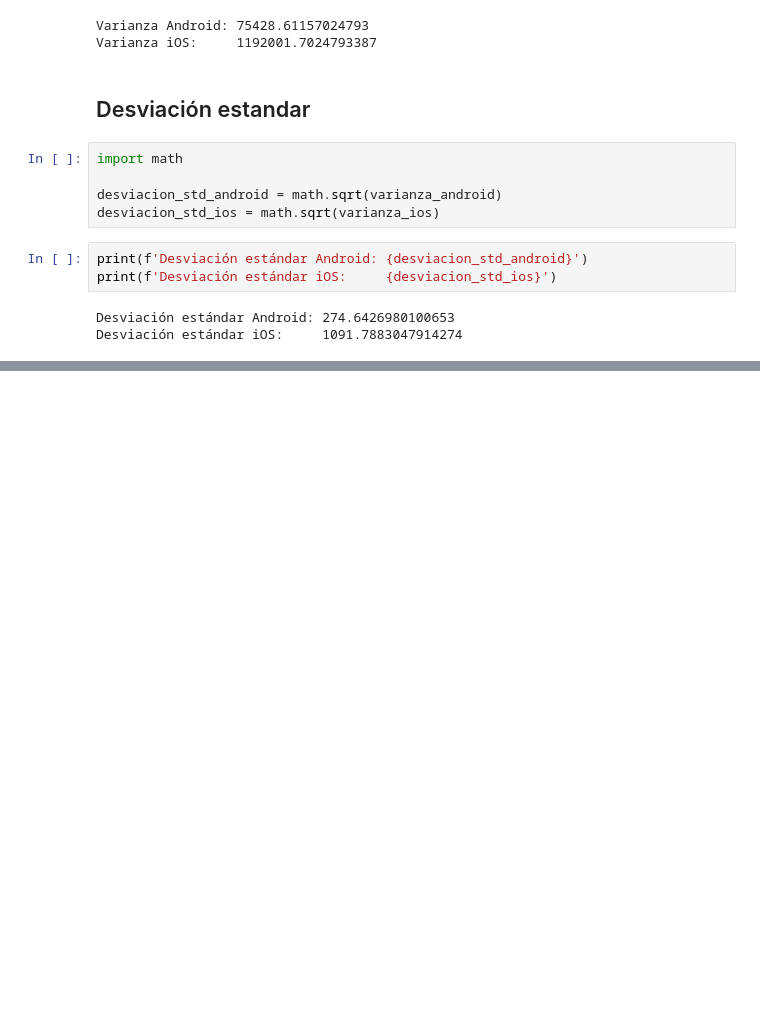
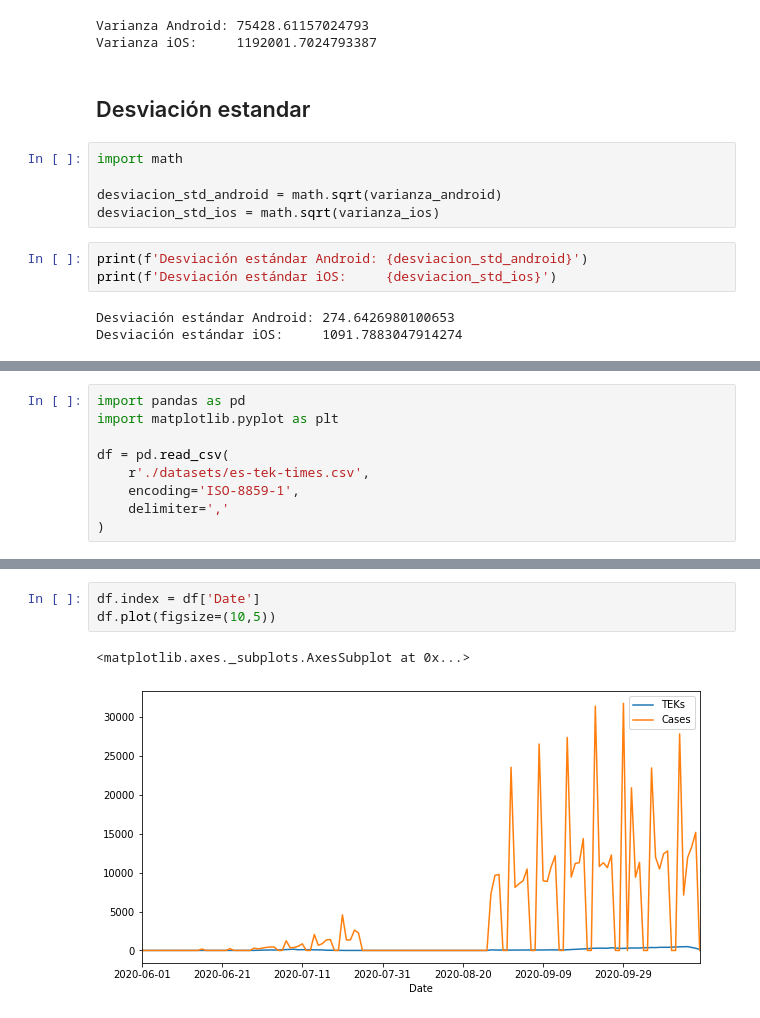
Before and after one commit to JavDomGom/Course-Numpy-Pandas, a Jupyter notebook: COVID-19/ExposureNotifications.ipynb, the cells around one changed output, grey strips where cells are left out. Saved outputs shown, nothing was run; the diff lists cells and outputs as text; blank space fills up the shorter version.

```diff
--- a/COVID-19/ExposureNotifications.ipynb
+++ b/COVID-19/ExposureNotifications.ipynb
@@ -92,0 +95,9 @@ Desviación estándar iOS:     1091.7883047914274
+# %%
+import pandas as pd
+import matplotlib.pyplot as plt
+
+df = pd.read_csv(
+    r'./datasets/es-tek-times.csv',
+    encoding='ISO-8859-1',
+    delimiter=','
+)
@@ -92,0 +120,6 @@ Desviación estándar iOS:     1091.7883047914274
+# %%
+df.index = df['Date']
+df.plot(figsize=(10,5))
+# %% [output]
+<matplotlib.axes._subplots.AxesSubplot at 0x...>
+[figure, added]
```
Also changed, not shown: parts of 7 cells of this notebook, 3 other files.
